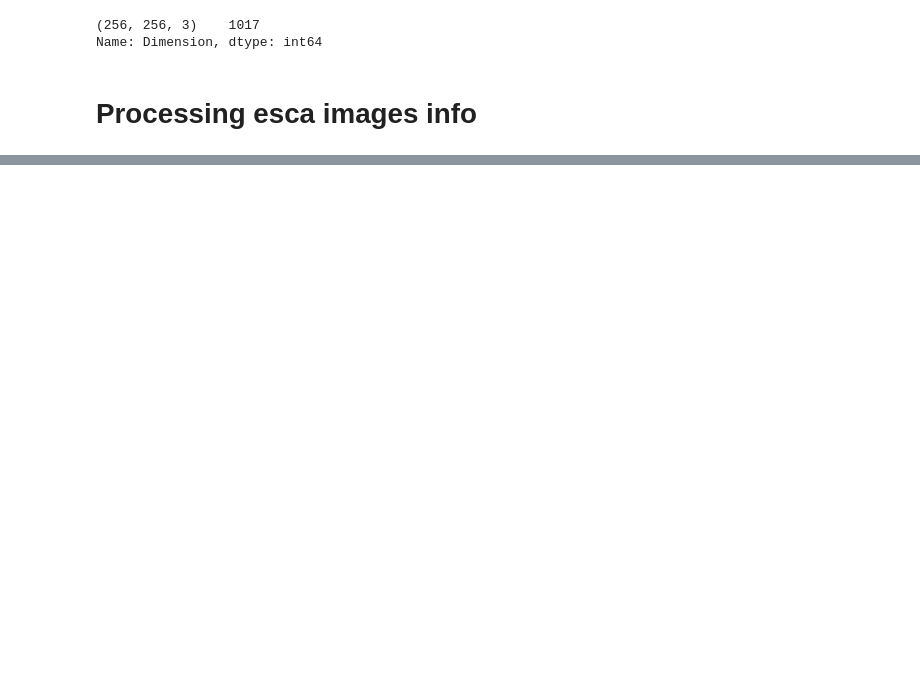
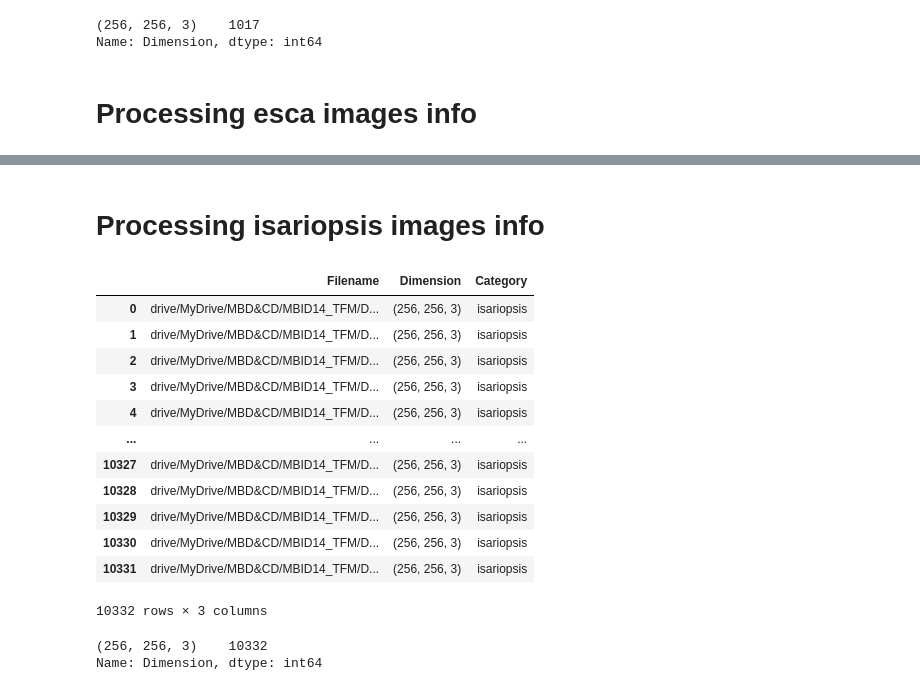
Before and after one commit to jramon-mm/14MBID-TFM, a Jupyter notebook: Crop-Disease-Detection/Crop_disease_detection.ipynb, the cells around one changed output, grey strips where cells are left out. Saved outputs shown, nothing was run; the diff lists cells and outputs as text; code cells hidden in the pictures; blank space fills up the shorter version.

```diff
--- a/Crop-Disease-Detection/Crop_disease_detection.ipynb
+++ b/Crop-Disease-Detection/Crop_disease_detection.ipynb
@@ -39,0 +130,39 @@ Name: Dimension, dtype: int64
+# %% [markdown]
+# Processing isariopsis images info
+# %%
+# Defining variables
+isariopsis_imgs_path = 'drive/MyDrive/MBD&CD/MBID14_TFM/DL/Grape_imgs/isariopsis'
+isariopsis_imgs_paths = []
+isariopsis_category = []
+isariopsis_imgs_dimensions = []
+
+# Reading isariopsis images and saving their information
+for filename in os.listdir(isariopsis_imgs_path):
+  isariopsis_img_path = os.path.join(isariopsis_imgs_path, filename)
+  isariopsis_imgs_paths.append(isariopsis_img_path)
+  isariopsis_category.append('isariopsis')
+  isariopsis_img = cv2.imread(isariopsis_img_path)
+  isariopsis_imgs_dimensions.append(isariopsis_img.shape)
+
+df_isariopsis = pd.DataFrame({'Filename': isariopsis_imgs_paths, 'Dimension': isariopsis_imgs_dimensions, 'Category': isariopsis_category})
+df_isariopsis
+# %% [output]
+|  | Filename | Dimension | Category |
+| 0 | drive/MyDrive/MBD&CD/MBID14_TFM/D... | (256, 256, 3) | isariopsis |
+| 1 | drive/MyDrive/MBD&CD/MBID14_TFM/D... | (256, 256, 3) | isariopsis |
+| 2 | drive/MyDrive/MBD&CD/MBID14_TFM/D... | (256, 256, 3) | isariopsis |
+| 3 | drive/MyDrive/MBD&CD/MBID14_TFM/D... | (256, 256, 3) | isariopsis |
+| 4 | drive/MyDrive/MBD&CD/MBID14_TFM/D... | (256, 256, 3) | isariopsis |
+| ... | ... | ... | ... |
+| 10327 | drive/MyDrive/MBD&CD/MBID14_TFM/D... | (256, 256, 3) | isariopsis |
+| 10328 | drive/MyDrive/MBD&CD/MBID14_TFM/D... | (256, 256, 3) | isariopsis |
+| 10329 | drive/MyDrive/MBD&CD/MBID14_TFM/D... | (256, 256, 3) | isariopsis |
+| 10330 | drive/MyDrive/MBD&CD/MBID14_TFM/D... | (256, 256, 3) | isariopsis |
+| 10331 | drive/MyDrive/MBD&CD/MBID14_TFM/D... | (256, 256, 3) | isariopsis |
+10332 rows × 3 columns
+# %%
+# Checking isariopsis images dimensions to see if all of them have the same dimensions
+df_isariopsis['Dimension'].value_counts()
+# %% [output]
+(256, 256, 3)    10332
+Name: Dimension, dtype: int64
```
Also changed, not shown: parts of 8 cells of this notebook.
